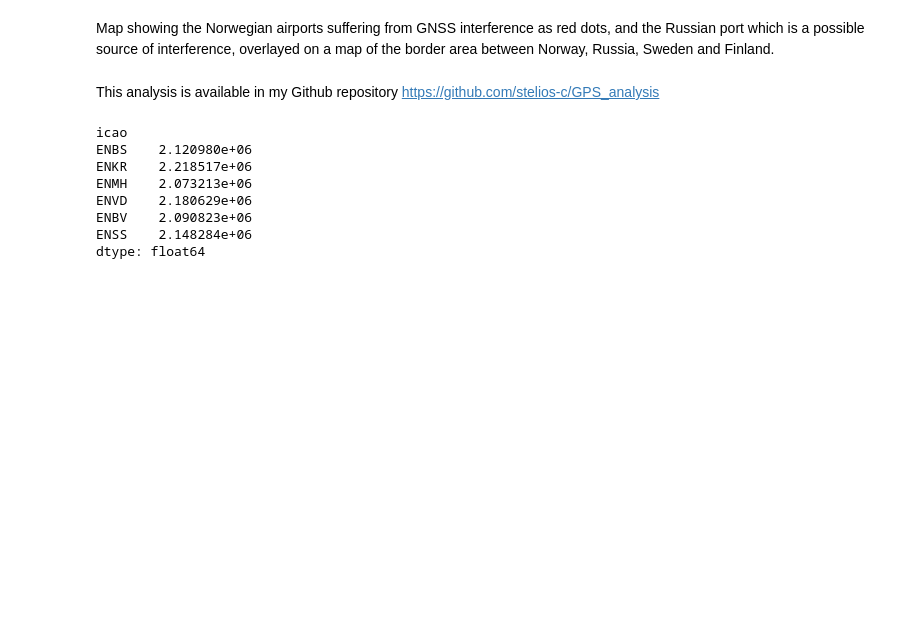
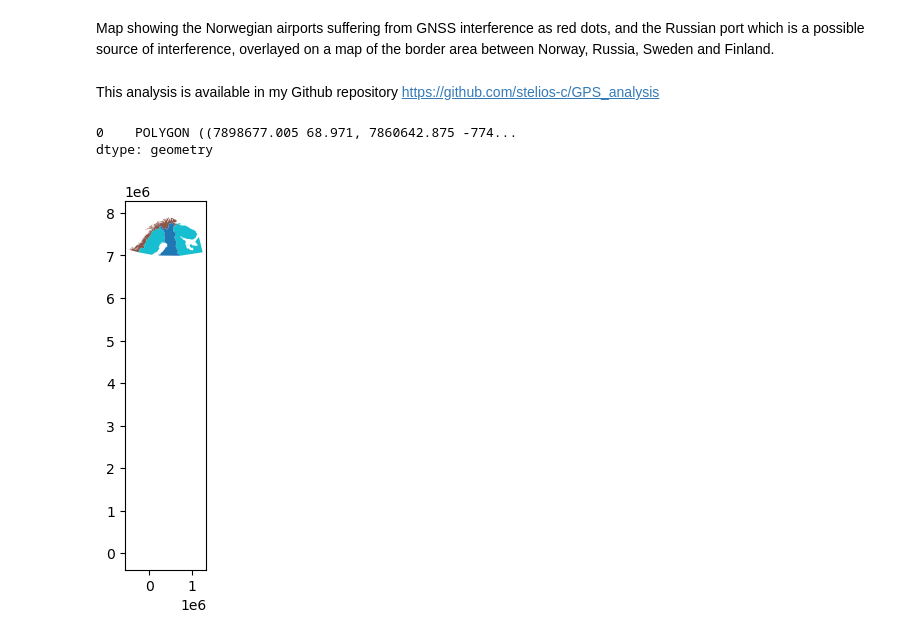
Before and after one commit to stelios-c/GPS_analysis, a Jupyter notebook: scandi_baltic/Finland_map.ipynb, the cells around one changed output. Saved outputs shown, nothing was run; the diff lists cells and outputs as text; code cells hidden in the pictures; blank space fills up the shorter version.

```diff
--- a/scandi_baltic/Finland_map.ipynb
+++ b/scandi_baltic/Finland_map.ipynb
@@ -103,14 +124,22 @@ Map showing the Norwegian airports suffering from GNSS interference as red dots,
 # %% [markdown]
 This analysis is available in my Github repository https://github.com/stelios-c/GPS_analysis
 # %%
-norway_gdf.set_index('icao').geometry.to_crs(3413).distance(Point((port_df.longitude, port_df.latitude)))
+buffer_radius=norway_gdf.set_index('icao').geometry.to_crs(32635).distance(Point((port_df.longitude, port_df.latitude))).max()
                        #crs="EPSG:4326"))
-# %% [output]
-icao
-ENBS    2.120980e+06
-ENKR    2.218517e+06
-ENMH    2.073213e+06
-ENVD    2.180629e+06
-ENBV    2.090823e+06
-ENSS    2.148284e+06
-dtype: float64
+# %%
+port_gdf.buffer(buffer_radius)
+# %% [output]
+0    POLYGON ((7898677.005 68.971, 7860642.875 -774...
+dtype: geometry
+# %%
+ax = (world
+ .assign(
+     colour= world.SOVEREIGNT.where(world.SOVEREIGNT.str.match('Finland') |
+                                    world.SOVEREIGNT.str.match('Norway') ,
+                                    'other')
+ )
+).to_crs(32635).plot(column='colour')
+port_gdf.buffer(15).plot(ax=ax)
+plt.show()
+# %% [output]
+[figure, added]
```
Also changed, not shown: parts of 5 cells of this notebook.
